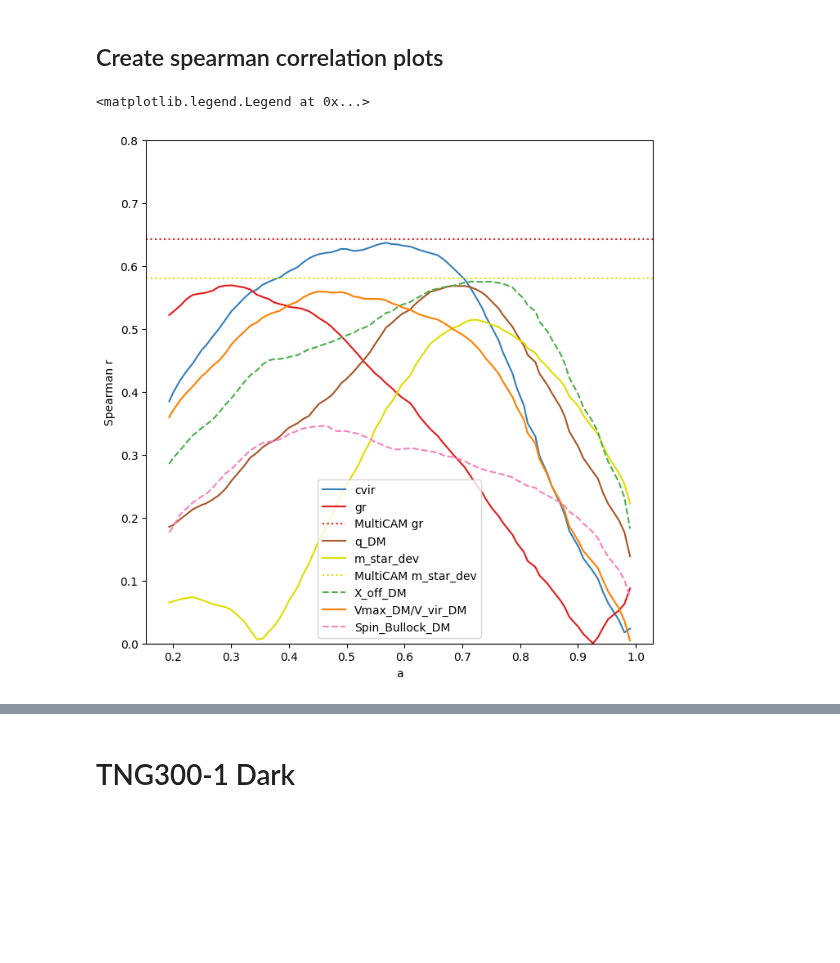
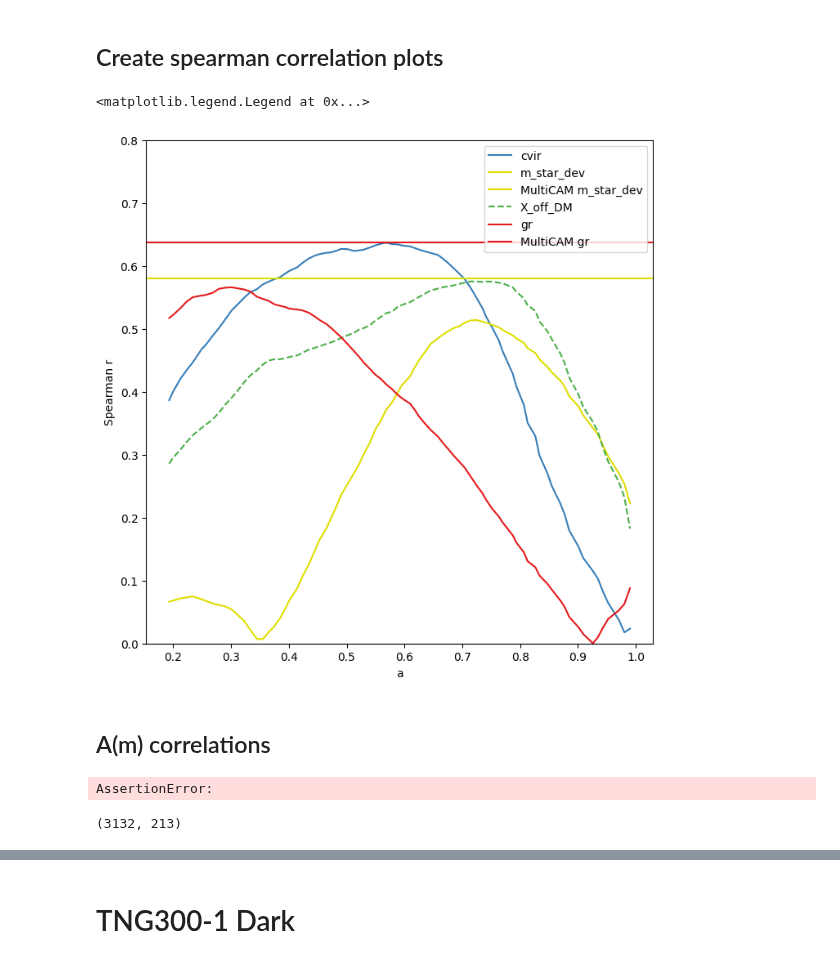
Before and after one commit to ismael-mendoza/nbody-relaxed, a Jupyter notebook: notebooks/wip/tng1.ipynb, the cells around one changed output, grey strips where cells are left out. Cells and saved outputs as stored; diff of their text form; code cells hidden in the pictures; blank space fills up the shorter version.

```diff
--- a/notebooks/wip/tng1.ipynb
+++ b/notebooks/wip/tng1.ipynb
@@ -135,7 +136,7 @@ def _setup_mah_and_cat(trees_file: str, present_snapfile:str, metadata_file:str,
 
     # turn mah in m_peak
     # which is the normalized cumulative maximum
-    Mpeak = np.fmax.accumulate(mah, axis=1)
+    Mpeak = np.fmax.accumulate(10**mah, axis=1)
     m_peak = Mpeak / Mpeak[:, -1][:, None]
 
     halo_ids = np.array([t['IndexInHaloTable'][-1] for t in trees])[kp_idx]
@@ -318,6 +324,9 @@ m_star_dev 0.5797743852761773
 # %%
 multicam_corr = {'gr': spearmanr(y[:, 0], y_pred[:, 0]),
                  'm_star_dev': spearmanr(y[:, 1], y_pred[:, 1])}
+# %%
+multicam_corr = {'gr': spearmanr(y[:, 0], y_pred[:, 0]),
+                 'm_star_dev': spearmanr(y[:, 1], y_pred[:, 1])}
 # %% [markdown]
 ## Create spearman correlation plots
 # %%
@@ -349,33 +355,42 @@ for col in cat.columns:
 # now plot all correlations (separately), save to png
 from multicam.plotting import CB_COLORS
 colors_dict = {'cvir': CB_COLORS[0],
                'Vmax_DM/V_vir_DM': CB_COLORS[1],
                'X_off_DM': CB_COLORS[2],
                'Spin_Bullock_DM': CB_COLORS[4],
                'q_DM': CB_COLORS[5],
                 'gr': CB_COLORS[6],
                 'm_star_dev': CB_COLORS[7],}
-params = {'cvir','Vmax_DM/V_vir_DM', 'X_off_DM', 'Spin_Bullock_DM',  'q_DM', 'gr', 'm_star_dev'}
+params = {'cvir',
+        #   'Vmax_DM/V_vir_DM',
+          'X_off_DM',
+        #   'Spin_Bullock_DM',
+        #   'q_DM',
+         'gr',
+         'm_star_dev'
+         }
 assert params.issubset(set(cat.columns))
 assert params.issubset(set(corrs.keys()))
 
 fig, ax = plt.subplots(1, 1, figsize=(8, 8))
 
 for param in params:
         sgn = (sum(corrs[param] > 0) - sum(corrs[param] < 0)) > 0
         style = '-' if sgn else '--'
 
         corr = np.abs(corrs[param])
         ax.plot(scales, corr, style, label=param, color=colors_dict[param])
         ax.set_xlabel("a")
         ax.set_ylabel("Spearman r")
 
 
         if param in ['gr', 'm_star_dev']:
-                ax.axhline(multicam_corr[param], ls=':', c=colors_dict[param], label='MultiCAM {}'.format(param))
+                ax.axhline(multicam_corr[param], ls='-', c=colors_dict[param], label='MultiCAM {}'.format(param))
 
 ax.set_ylim(0, 0.8)
 ax.legend(loc='best')
 # %% [output]
 <matplotlib.legend.Legend at 0x...>
-[figure, old version]
+[figure, new version]
+# %% [markdown]
+## A(m) correlations
@@ -381,0 +431,5 @@ ax.legend(loc='best')
+# %%
+am, mass_bins = get_am_from_mpeak(m_peak, scales, 0.1, n_bins=100, log_spacing=True)
+assert np.sum(np.isnan(am)) == 0
+# %% [output]
+AssertionError:
@@ -381,0 +440,4 @@ ax.legend(loc='best')
+# %%
+_cat.shape
+# %% [output]
+(3132, 213)
```
Also changed, not shown: parts of 16 cells of this notebook.
